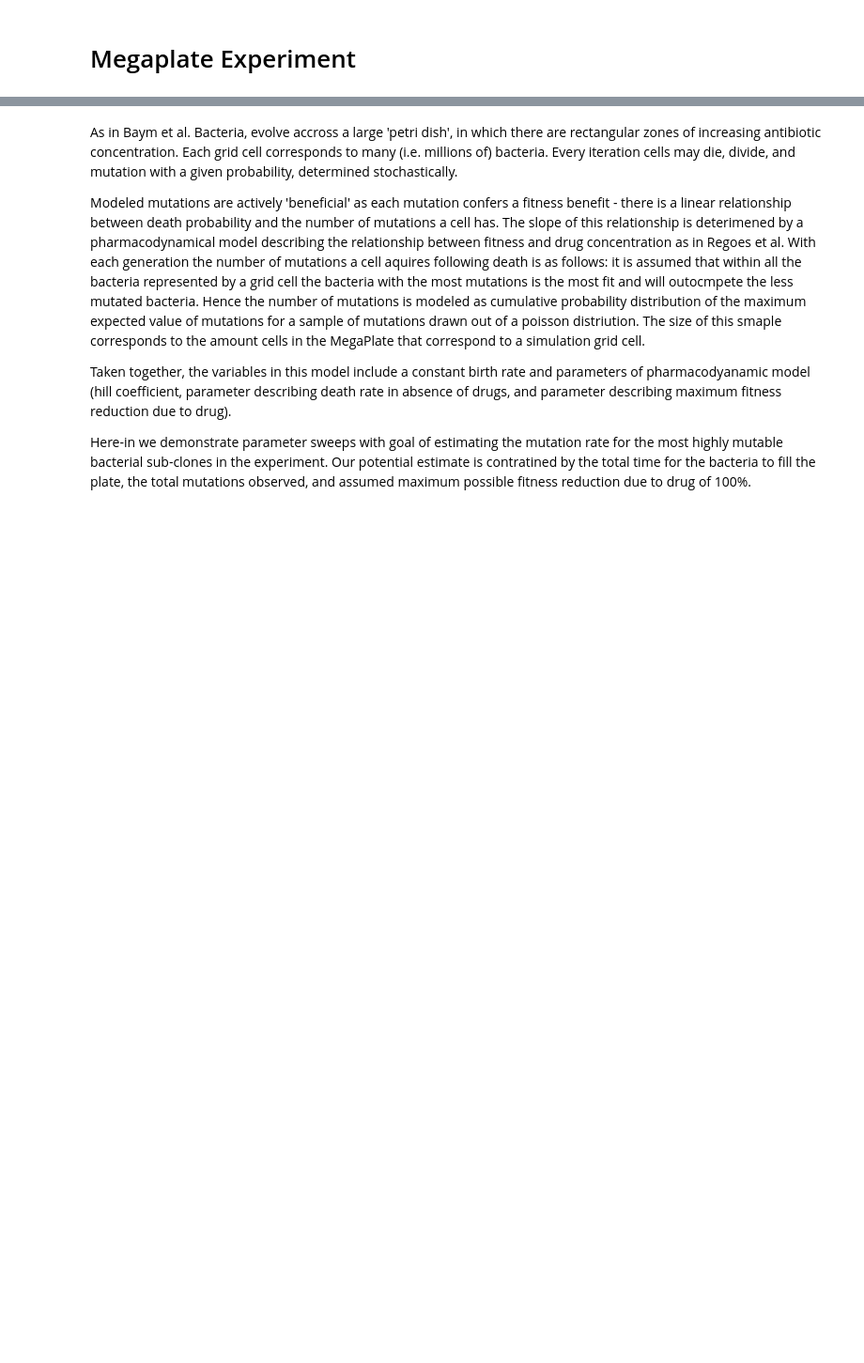
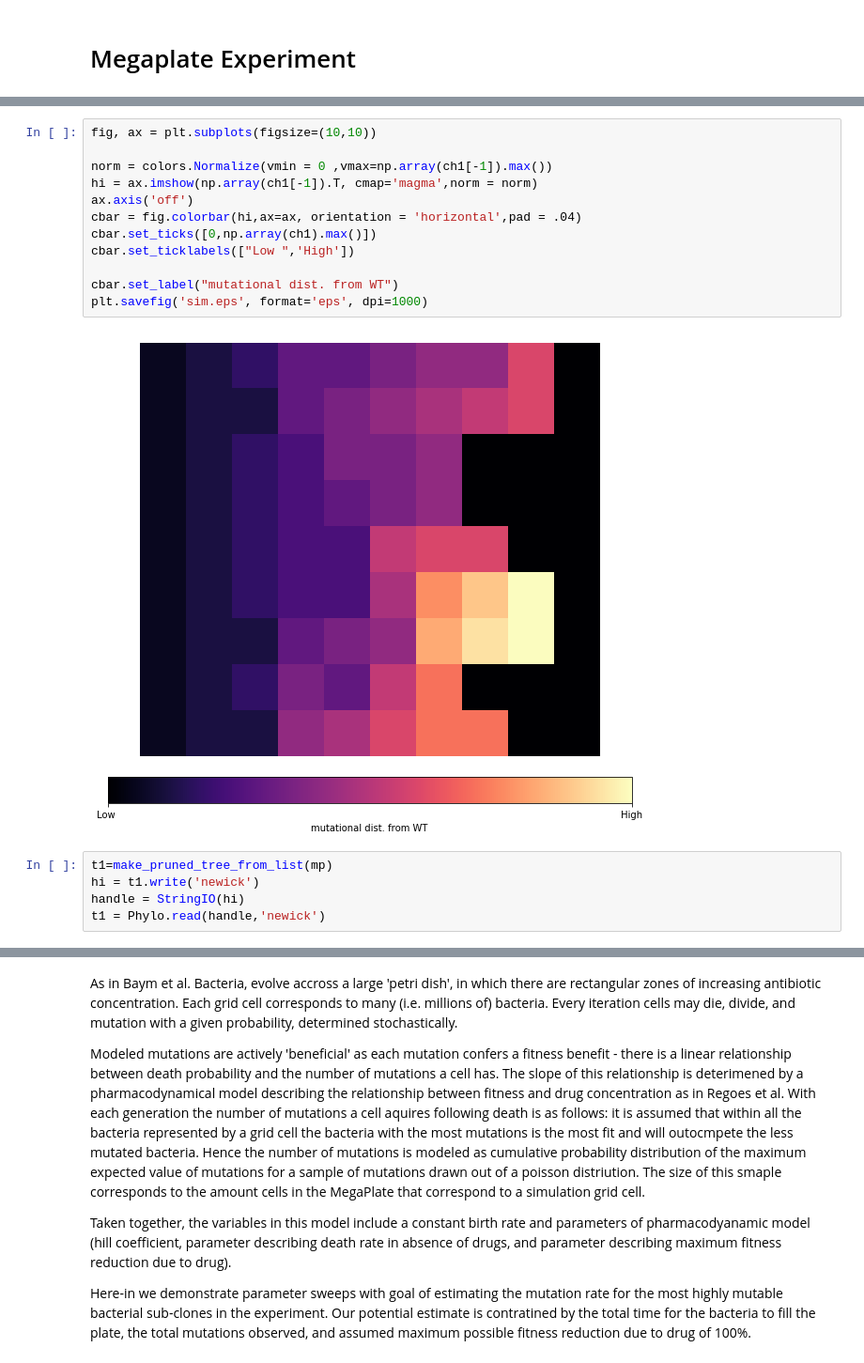
Before and after one commit to nkrishnan94/MegaPlate-CA, a Jupyter notebook: research showcase.ipynb, the cells around one changed output, grey strips where cells are left out. Shown at 94% size. Drawn from its saved outputs; the diff is of its cells as text; blank space fills up the shorter version.

```diff
--- a/research showcase.ipynb
+++ b/research showcase.ipynb
@@ -231,0 +265,19 @@ approximate swarm:experiment: 0.5008347245409015 maximum total mutations:841
+# %%
+fig, ax = plt.subplots(figsize=(10,10))
+
+norm = colors.Normalize(vmin = 0 ,vmax=np.array(ch1[-1]).max())
+hi = ax.imshow(np.array(ch1[-1]).T, cmap='magma',norm = norm)
+ax.axis('off')
+cbar = fig.colorbar(hi,ax=ax, orientation = 'horizontal',pad = .04)
+cbar.set_ticks([0,np.array(ch1).max()])
+cbar.set_ticklabels(["Low ",'High'])
+
+cbar.set_label("mutational dist. from WT")
+plt.savefig('sim.eps', format='eps', dpi=1000)
+# %% [output]
+[figure, added]
+# %%
+t1=make_pruned_tree_from_list(mp)
+hi = t1.write('newick')
+handle = StringIO(hi)
+t1 = Phylo.read(handle,'newick')
```
Also changed, not shown: parts of 56 cells of this notebook.
